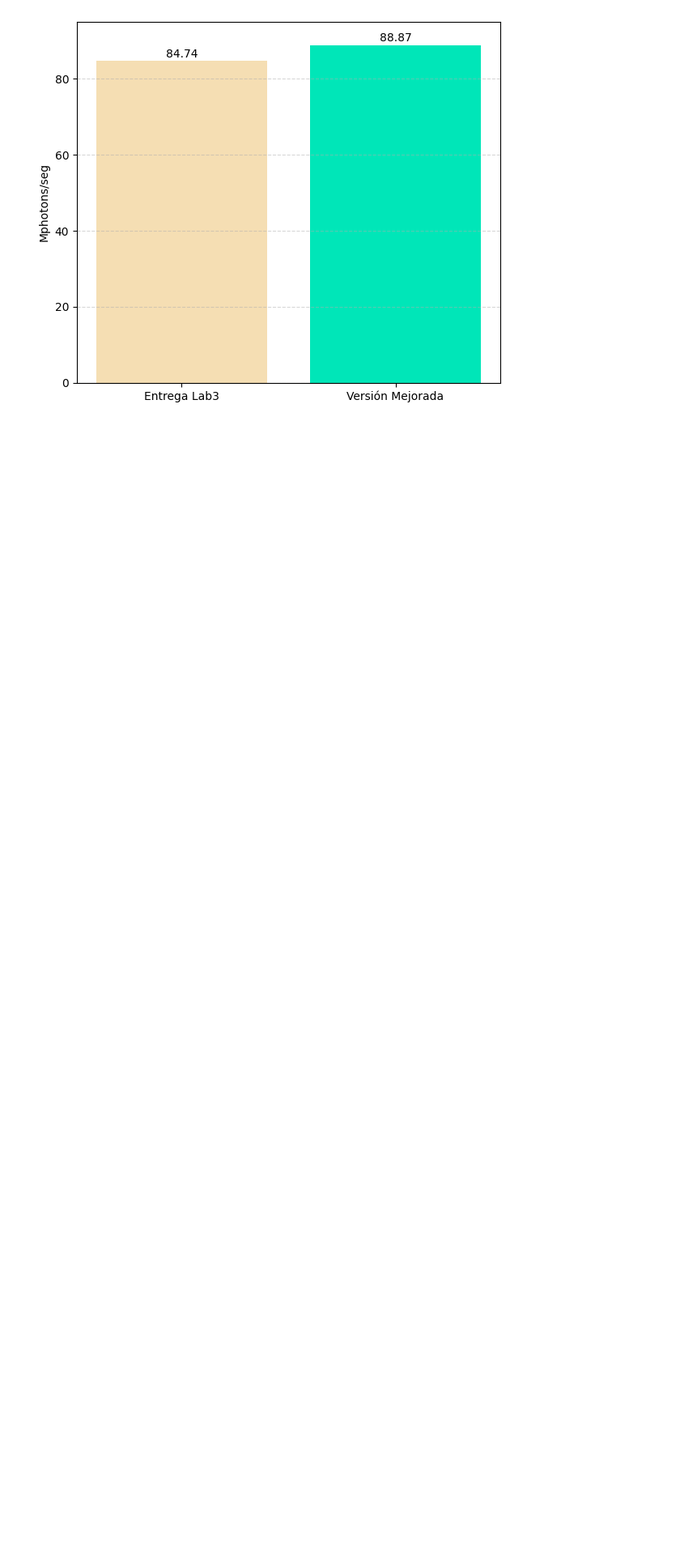
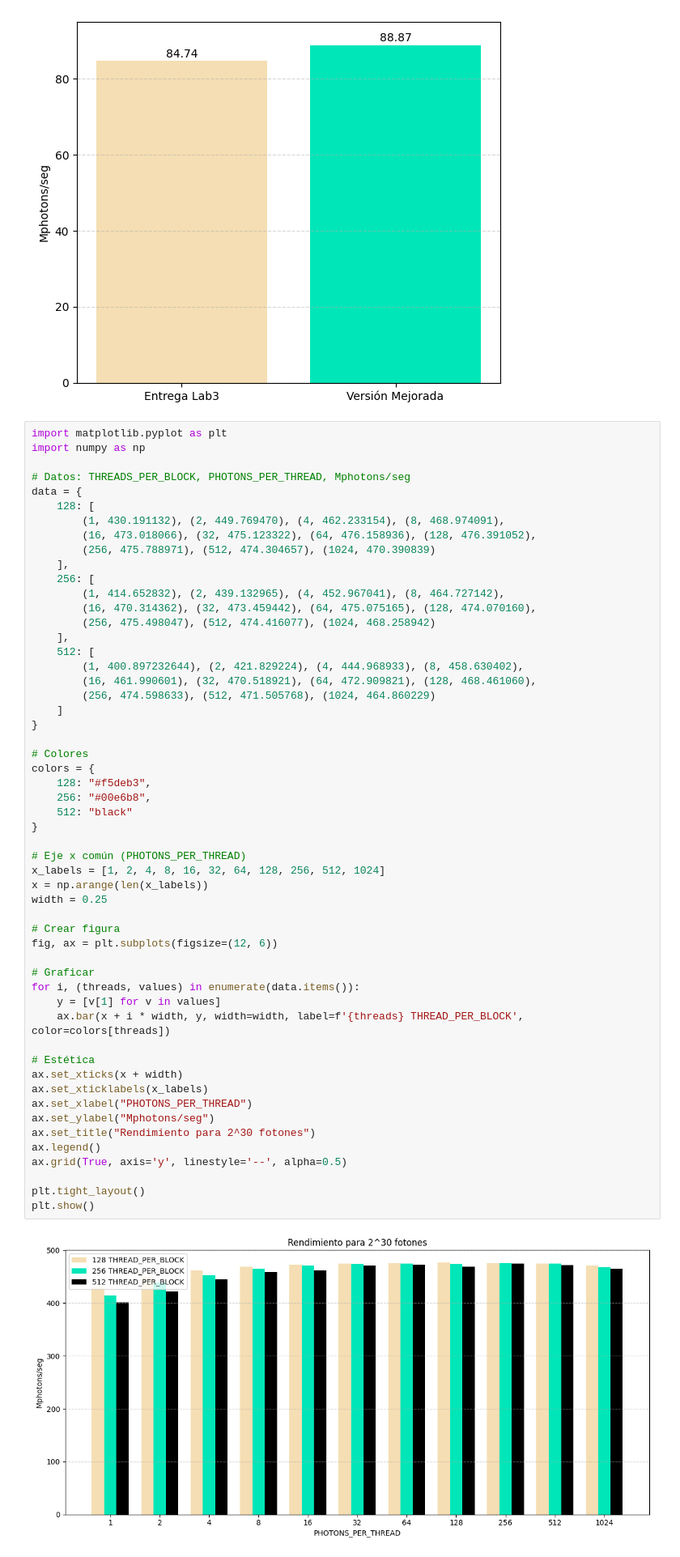
Before and after one commit to Camilo649/Computacion-Paralela-2025-FaMAF, a Jupyter notebook: tiny_mc/Graficador.ipynb, the cells around one changed output. Shown: that part at 81% size. Drawn from its saved outputs; the diff is of its cells as text; blank space fills up the shorter version.

```diff
--- a/tiny_mc/Graficador.ipynb
+++ b/tiny_mc/Graficador.ipynb
@@ -958,3 +958,59 @@ plt.tight_layout()
 plt.show()
 # %% [output]
 [figure]
+# %%
+import matplotlib.pyplot as plt
+import numpy as np
+
+# Datos: THREADS_PER_BLOCK, PHOTONS_PER_THREAD, Mphotons/seg
+data = {
+    128: [
+        (1, 430.191132), (2, 449.769470), (4, 462.233154), (8, 468.974091),
+        (16, 473.018066), (32, 475.123322), (64, 476.158936), (128, 476.391052),
+        (256, 475.788971), (512, 474.304657), (1024, 470.390839)
+    ],
+    256: [
+        (1, 414.652832), (2, 439.132965), (4, 452.967041), (8, 464.727142),
+        (16, 470.314362), (32, 473.459442), (64, 475.075165), (128, 474.070160),
+        (256, 475.498047), (512, 474.416077), (1024, 468.258942)
+    ],
+    512: [
+        (1, 400.897232644), (2, 421.829224), (4, 444.968933), (8, 458.630402),
+        (16, 461.990601), (32, 470.518921), (64, 472.909821), (128, 468.461060),
+        (256, 474.598633), (512, 471.505768), (1024, 464.860229)
+    ]
+}
+
+# Colores
+colors = {
+    128: "#f5deb3",
+    256: "#00e6b8",
+    512: "black"
+}
+
+# Eje x común (PHOTONS_PER_THREAD)
+x_labels = [1, 2, 4, 8, 16, 32, 64, 128, 256, 512, 1024]
+x = np.arange(len(x_labels))
+width = 0.25
+
+# Crear figura
+fig, ax = plt.subplots(figsize=(12, 6))
+
+# Graficar
+for i, (threads, values) in enumerate(data.items()):
+    y = [v[1] for v in values]
+    ax.bar(x + i * width, y, width=width, label=f'{threads} THREAD_PER_BLOCK', color=colors[threads])
+
+# Estética
+ax.set_xticks(x + width)
+ax.set_xticklabels(x_labels)
+ax.set_xlabel("PHOTONS_PER_THREAD")
+ax.set_ylabel("Mphotons/seg")
+ax.set_title("Rendimiento para 2^30 fotones")
+ax.legend()
+ax.grid(True, axis='y', linestyle='--', alpha=0.5)
+
+plt.tight_layout()
+plt.show()
+# %% [output]
+[figure, added]
```
Also changed, not shown: parts of 3 cells of this notebook, 12 other files.
